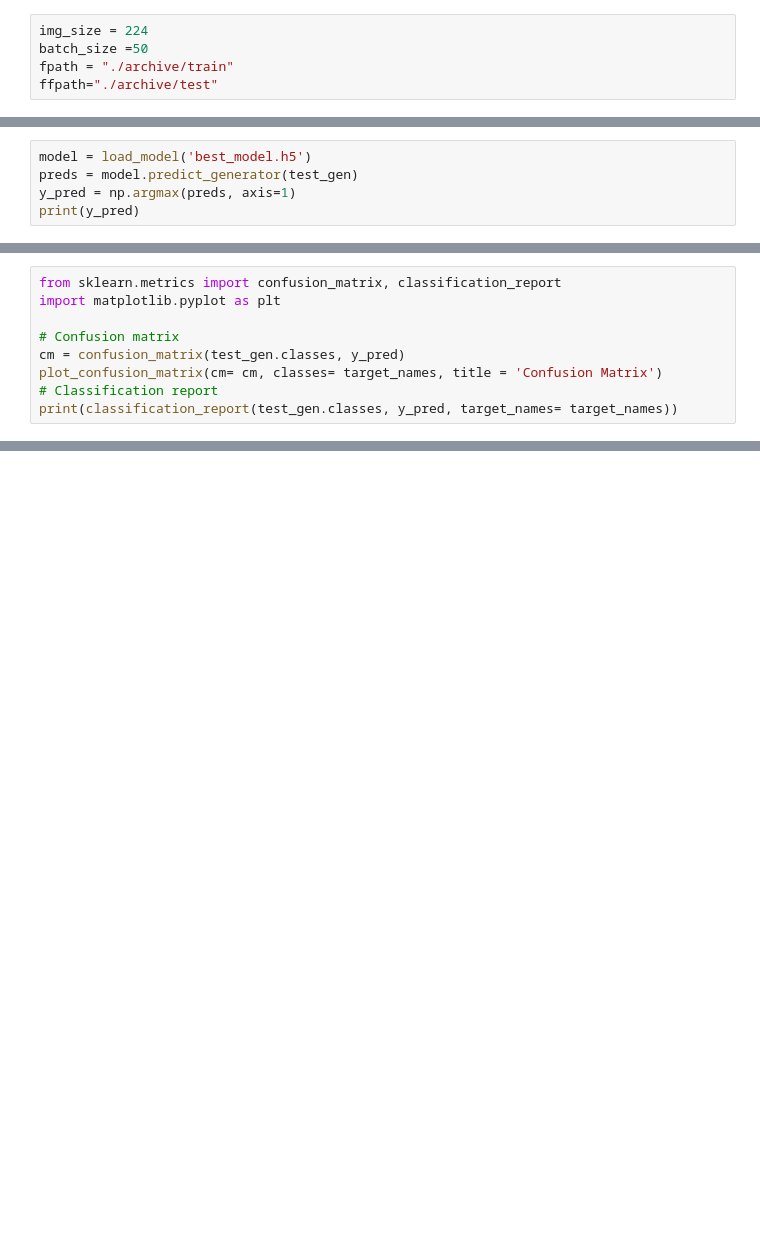
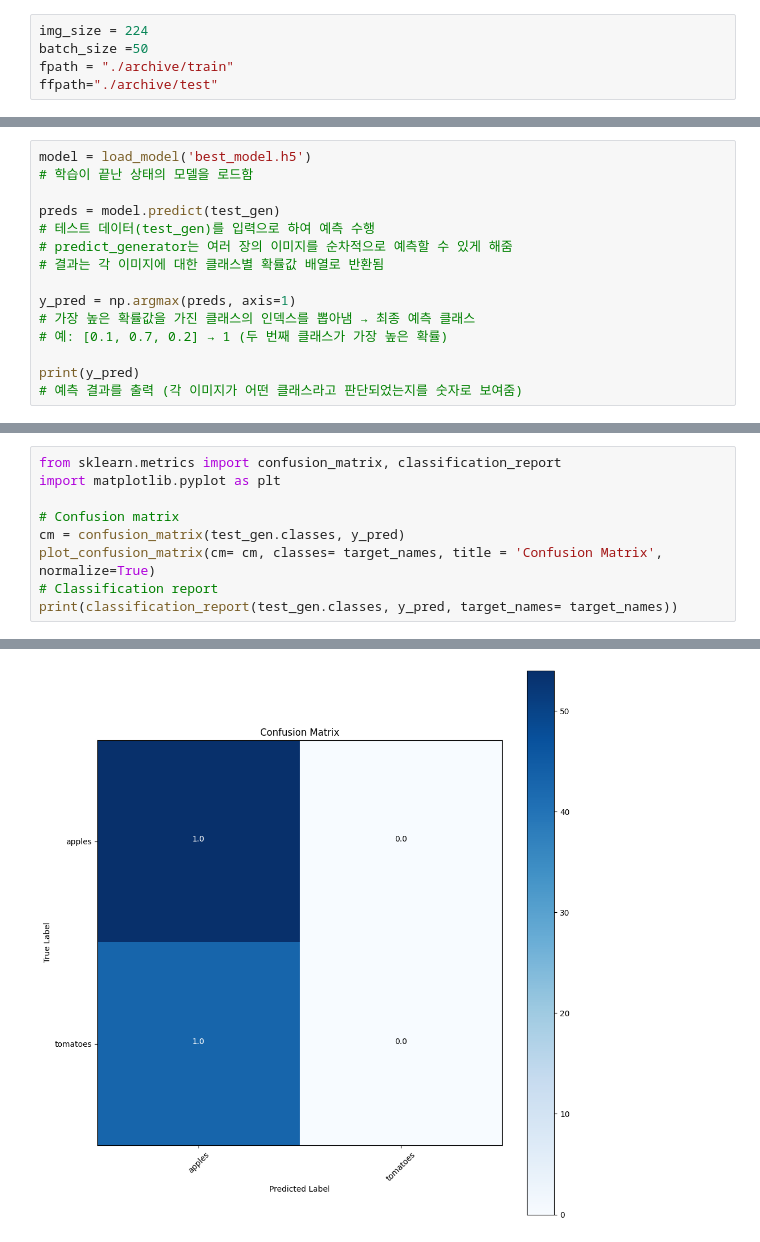
Before and after one commit to KSEBTeamKatsu/AI_new, a Jupyter notebook: train.ipynb, the cells around one changed output, grey strips where cells are left out. Cells and saved outputs as stored; diff of their text form; blank space fills up the shorter version.

Commit message:
add:best_model.h5

```diff
--- a/train.ipynb
+++ b/train.ipynb
@@ -198,5 +305,15 @@ print("Test Accuracy: ", test_score[1])
 # %%
 model = load_model('best_model.h5')
-preds = model.predict_generator(test_gen)
+# 학습이 끝난 상태의 모델을 로드함
+
+preds = model.predict(test_gen)
+# 테스트 데이터(test_gen)를 입력으로 하여 예측 수행
+# predict_generator는 여러 장의 이미지를 순차적으로 예측할 수 있게 해줌
+# 결과는 각 이미지에 대한 클래스별 확률값 배열로 반환됨
+
 y_pred = np.argmax(preds, axis=1)
+# 가장 높은 확률값을 가진 클래스의 인덱스를 뽑아냄 → 최종 예측 클래스
+# 예: [0.1, 0.7, 0.2] → 1 (두 번째 클래스가 가장 높은 확률)
+
 print(y_pred)
+# 예측 결과를 출력 (각 이미지가 어떤 클래스라고 판단되었는지를 숫자로 보여줌)
@@ -229,6 +374,7 @@ import matplotlib.pyplot as plt
 
 # Confusion matrix
 cm = confusion_matrix(test_gen.classes, y_pred)
-plot_confusion_matrix(cm= cm, classes= target_names, title = 'Confusion Matrix')
+plot_confusion_matrix(cm= cm, classes= target_names, title = 'Confusion Matrix', normalize=True)
 # Classification report
 print(classification_report(test_gen.classes, y_pred, target_names= target_names))
+# %% [output]
@@ -235 +392,2 @@ print(classification_report(test_gen.classes, y_pred, target_names= target_names
+[figure, added]
 # %%
```
Also changed, not shown: parts of 18 cells of this notebook, 1 other file.
